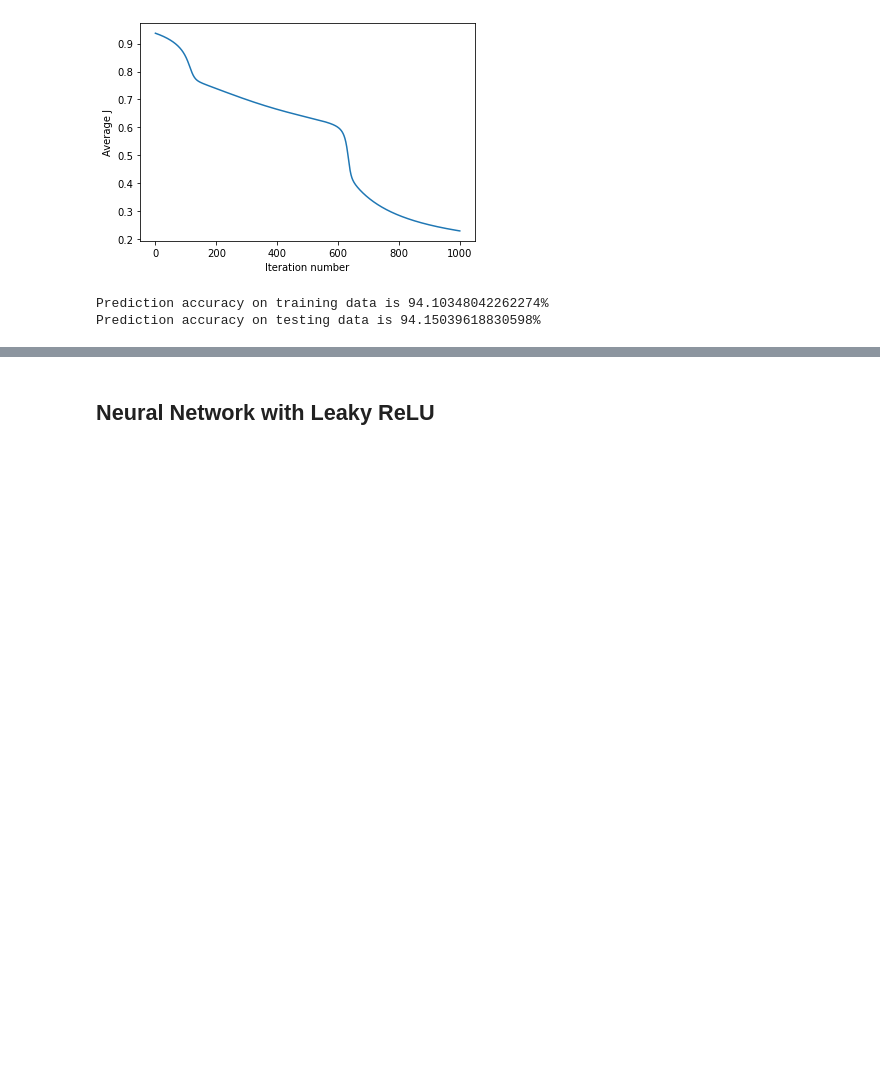
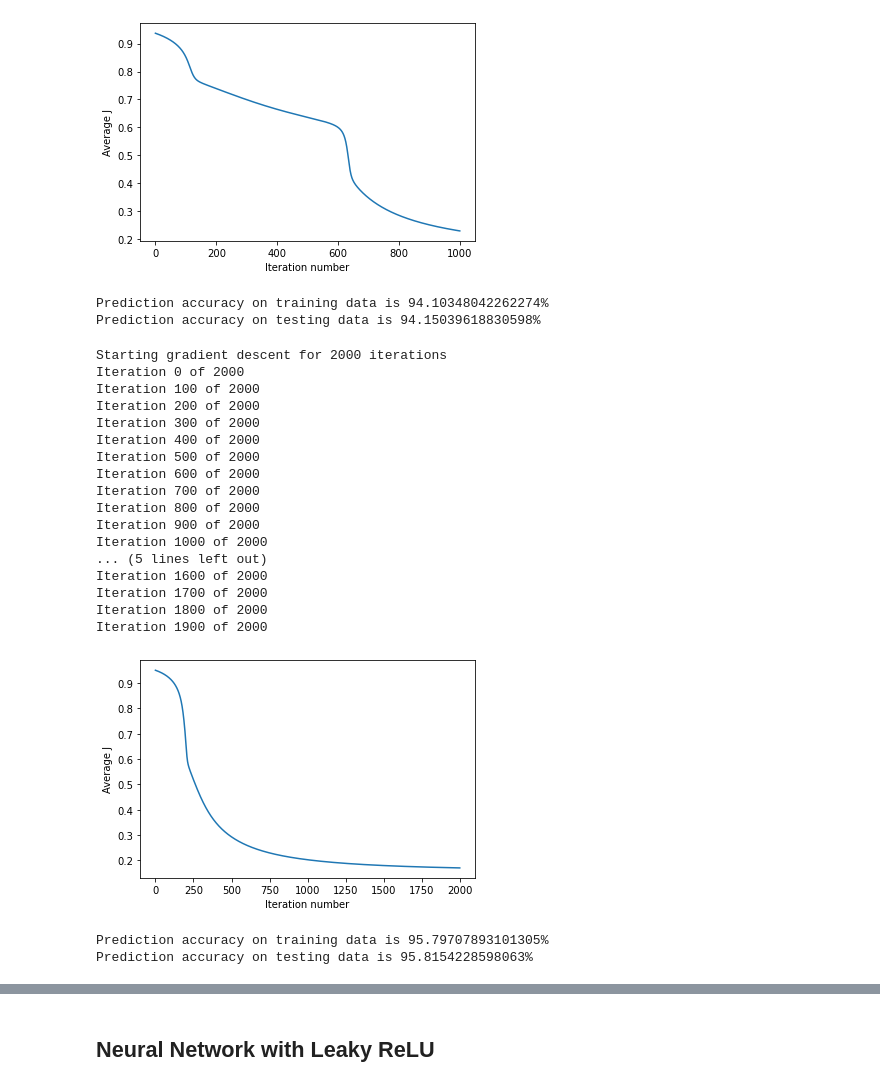
Before and after one commit to linamanda/LoLResultPrediction, a Jupyter notebook: Neural Network ML hw.ipynb, the cells around one changed output, grey strips where cells are left out. Saved outputs shown, nothing was run; the diff lists cells and outputs as text; code cells hidden in the pictures; blank space fills up the shorter version.

```diff
--- a/Neural Network ML hw.ipynb
+++ b/Neural Network ML hw.ipynb
@@ -238,3 +238,42 @@ Iteration 900 of 1000
 [figure]
 Prediction accuracy on training data is 94.10348042262274%
 Prediction accuracy on testing data is 94.15039618830598%
+# %%
+nn_structure = [17, 15, 2]
+
+# train the NN
+W, b, avg_cost_func = train_nn(nn_structure, X_train, y_v_train, 2000)
+
+# plot the avg_cost_func
+plt.plot(avg_cost_func)
+plt.ylabel('Average J')
+plt.xlabel('Iteration number')
+plt.show()
+
+# get the prediction accuracy and print
+y_pred = predict_y(W, b, X_train, 3)
+print('Prediction accuracy on training data is {}%'.format(accuracy_score(y_train, y_pred) * 100))
+
+y_pred = predict_y(W, b, X_test, 3)
+print('Prediction accuracy on testing data is {}%'.format(accuracy_score(y_test, y_pred) * 100))
+# %% [output]
+Starting gradient descent for 2000 iterations
+Iteration 0 of 2000
+Iteration 100 of 2000
+Iteration 200 of 2000
+Iteration 300 of 2000
+Iteration 400 of 2000
+Iteration 500 of 2000
+Iteration 600 of 2000
+Iteration 700 of 2000
+Iteration 800 of 2000
+Iteration 900 of 2000
+Iteration 1000 of 2000
+... (5 lines left out)
+Iteration 1600 of 2000
+Iteration 1700 of 2000
+Iteration 1800 of 2000
+Iteration 1900 of 2000
+[figure, added]
+Prediction accuracy on training data is 95.79707893101305%
+Prediction accuracy on testing data is 95.8154228598063%
```
Also changed, not shown: parts of 14 cells of this notebook.
